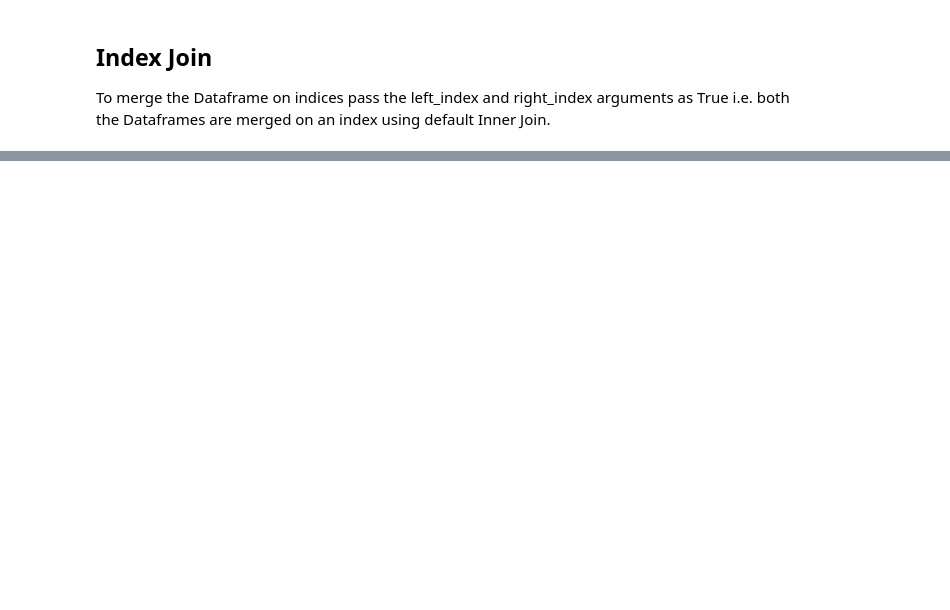
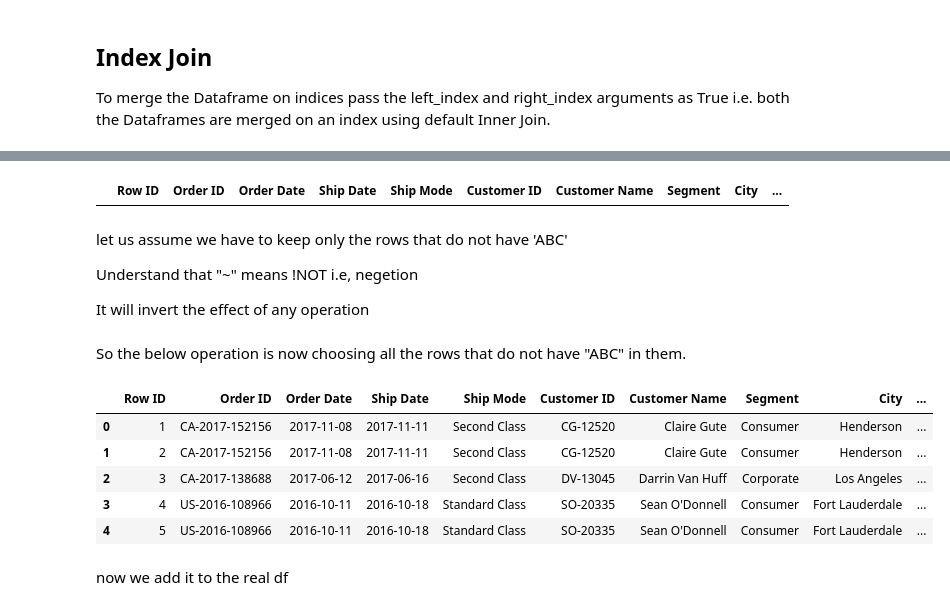
Before and after one commit to albertodavincishekhawat/DSpython, a Jupyter notebook: 2. Pandas.ipynb, the cells around one changed output, grey strips where cells are left out. Saved outputs shown, nothing was run; the diff lists cells and outputs as text; code cells hidden in the pictures; blank space fills up the shorter version.

```diff
--- a/2. Pandas.ipynb
+++ b/2. Pandas.ipynb
@@ -1080,0 +1126,23 @@ df
+# %%
+df[df['Order Date']=='ABC']
+# %% [output]
+|  | Row ID | Order ID | Order Date | Ship Date | Ship Mode | Customer ID | Customer Name | Segment | City | ... |
+# %% [markdown]
+let us assume we have to keep only the rows that do not have 'ABC'
+
+Understand that "~" means !NOT i.e, negetion
+
+It will invert the effect of any operation
+# %% [markdown]
+So the below operation is now choosing all the rows that do not have "ABC" in them.
+# %%
+df[~(df['Order Date']=='ABC')].head()
+# %% [output]
+|  | Row ID | Order ID | Order Date | Ship Date | Ship Mode | Customer ID | Customer Name | Segment | City | ... |
+| 0 | 1 | CA-2017-152156 | 2017-11-08 | 2017-11-11 | Second Class | CG-12520 | Claire Gute | Consumer | Henderson | ... |
+| 1 | 2 | CA-2017-152156 | 2017-11-08 | 2017-11-11 | Second Class | CG-12520 | Claire Gute | Consumer | Henderson | ... |
+| 2 | 3 | CA-2017-138688 | 2017-06-12 | 2017-06-16 | Second Class | DV-13045 | Darrin Van Huff | Corporate | Los Angeles | ... |
+| 3 | 4 | US-2016-108966 | 2016-10-11 | 2016-10-18 | Standard Class | SO-20335 | Sean O'Donnell | Consumer | Fort Lauderdale | ... |
+| 4 | 5 | US-2016-108966 | 2016-10-11 | 2016-10-18 | Standard Class | SO-20335 | Sean O'Donnell | Consumer | Fort Lauderdale | ... |
+# %% [markdown]
+now we add it to the real df
```
Also changed, not shown: parts of 6 cells of this notebook, 1 other file.
